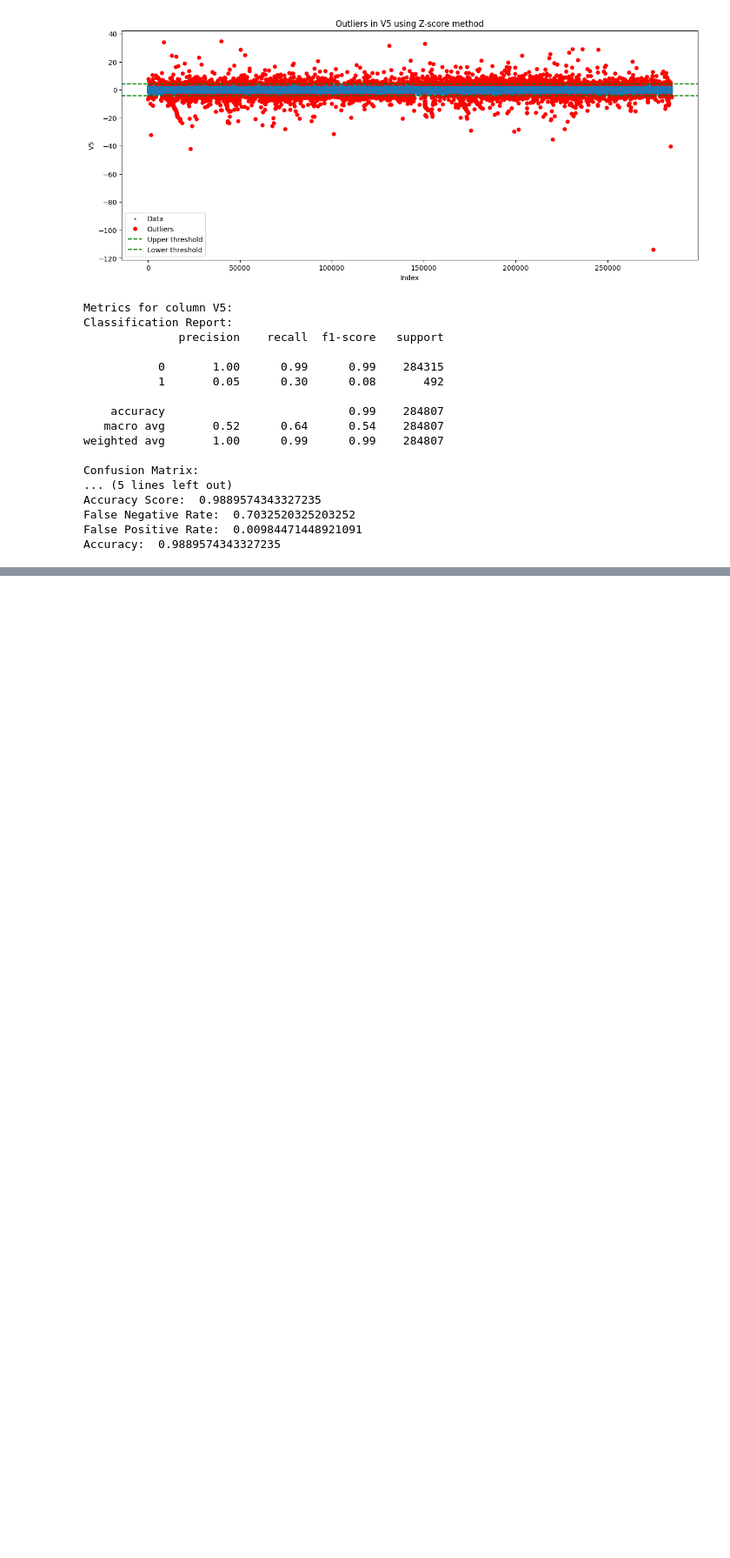
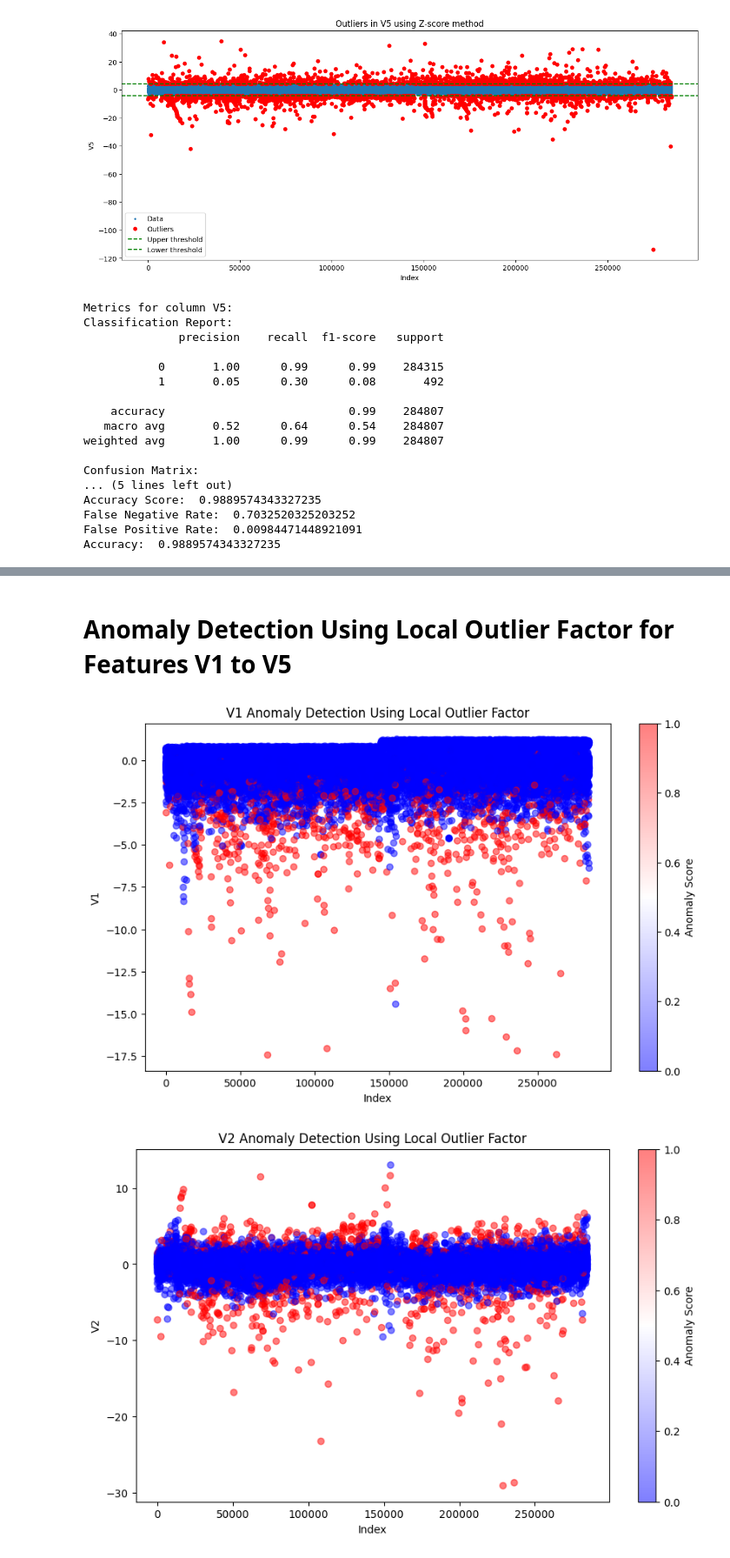
Before and after one commit to ksmbzd/time-series-analysis, a Jupyter notebook: notebook/CreditCard-Fraud-Detection-KassemBouZeid.ipynb, the cells around one changed output, grey strips where cells are left out. Shown at 87% size. Drawn from its saved outputs; the diff is of its cells as text; code cells hidden in the pictures; blank space fills up the shorter version.

Commit message:
Model LOF applied

```diff
--- a/notebook/CreditCard-Fraud-Detection-KassemBouZeid.ipynb
+++ b/notebook/CreditCard-Fraud-Detection-KassemBouZeid.ipynb
@@ -705,0 +731,13 @@ Accuracy:  0.9795440421057067
+# %%
+from sklearn.neighbors import LocalOutlierFactor
+
+# Instantiate the model
+lof = LocalOutlierFactor(novelty=True)
+
+# Train the model
+lof.fit(X_train)
+
+# Predict the test set
+y_pred_lof = lof.predict(X_test)
+# LOF returns 1 for inliers and -1 for outliers. Convert the labels into 0 (for inliers) and 1 (for outliers)
+y_pred_lof = (y_pred_lof < 0).astype(int)
@@ -705,0 +759,24 @@ Accuracy:  0.9795440421057067
+# %% [markdown]
+# Anomaly Detection Using Local Outlier Factor for Features V1 to V5
+# %%
+import matplotlib.pyplot as plt
+
+# Create a separate DataFrame to hold our results
+df_result = X_test.copy()
+df_result['y_pred'] = y_pred_lof
+
+# Define the features we're interested in
+features = ['V1', 'V2', 'V3', 'V4', 'V5']
+
+# Plot each feature
+for feature in features:
+    plt.figure(figsize=(10, 6))
+    plt.scatter(df_result.index, df_result[feature], c=df_result['y_pred'], cmap='bwr', alpha=0.5)
+    plt.title(f'{feature} Anomaly Detection Using Local Outlier Factor')
+    plt.xlabel('Index')
+    plt.ylabel(feature)
+    plt.colorbar(label='Anomaly Score')
+    plt.show()
+# %% [output]
+[figure, added]
+[figure, added]
```
Also changed, not shown: parts of 15 cells of this notebook.
